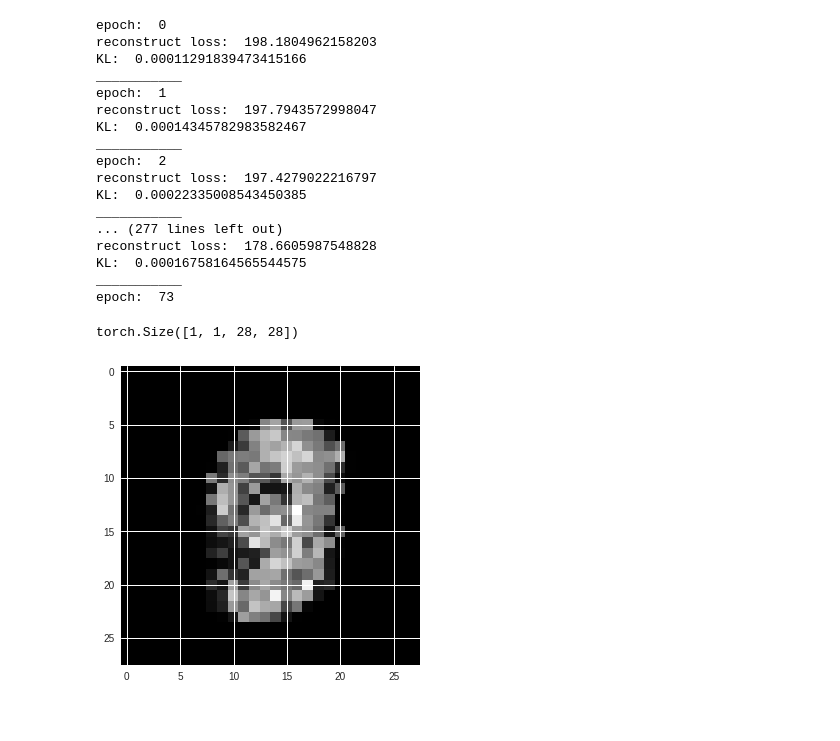
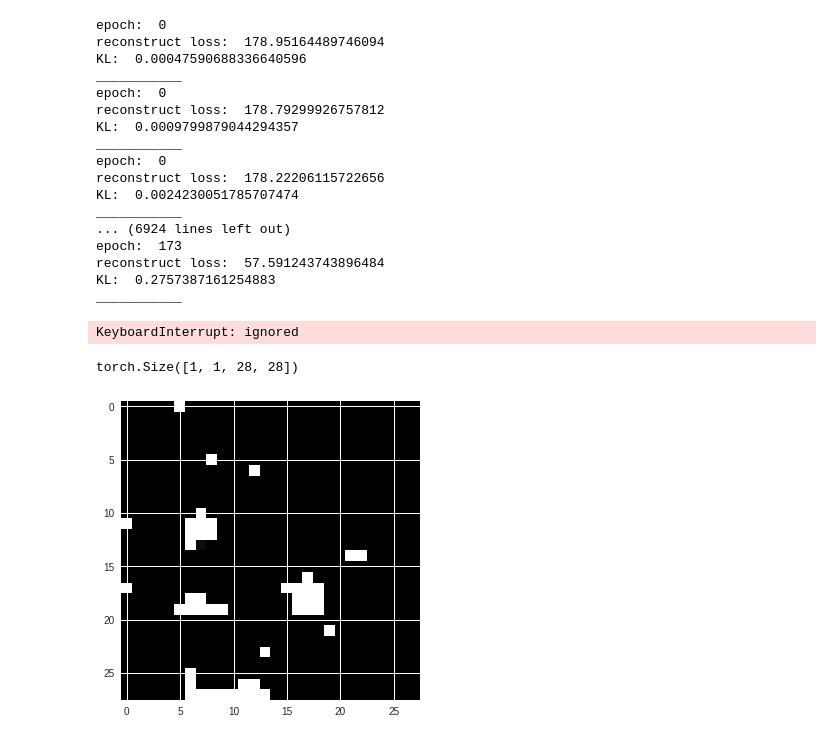
Before and after one commit to Maaarcocr/CW1DL, a Jupyter notebook: vae/Untitled.ipynb, the cells around one changed output. Saved outputs shown, nothing was run; the diff lists cells and outputs as text; code cells hidden in the pictures.

```diff
--- a/vae/Untitled.ipynb
+++ b/vae/Untitled.ipynb
@@ -46,18 +44,18 @@ class VAE(nn.Module):
 
     self.relu = nn.ReLU()
     self.sigmoid = nn.Sigmoid()
+    self.dropout = nn.Dropout2d()
 
     #encoder
-    self.e_cnn1 = nn.Conv2d(1,1,(3,3))
-    self.e_cnn2 = nn.Conv2d(1,1,(3,3))
-    self.e_cnn3 = nn.Conv2d(1,1,(3,3))
-    self.e_dense_mean = nn.Linear(484, 30)
+    self.e_cnn1 = nn.Conv2d(1,3,(3,3))
+    self.e_cnn2 = nn.Conv2d(3,3,(3,3))
+    self.e_cnn3 = nn.Conv2d(3,5,(3,3))
+    self.e_dense_mean = nn.Linear(2420, 30)
 
     #decoder
-    self.d_dense = nn.Linear(30,484)
-    self.d_decnn1 = nn.ConvTranspose2d(1,1,(3,3))
-    self.d_decnn2 = nn.ConvTranspose2d(1,1,(3,3))
-    self.d_decnn3 = nn.ConvTranspose2d(1,1,(3,3))
+    self.d_dense = nn.Linear(30,2880)
+    self.d_decnn1 = nn.ConvTranspose2d(5,3,(3,3))
+    self.d_decnn2 = nn.ConvTranspose2d(3,1,(3,3))
 
 
   def forward(self, input, generating=False):
@@ -67,54 +65,56 @@ class VAE(nn.Module):
       res = self.relu(self.e_cnn1(input))
       res = self.relu(self.e_cnn2(res))
       res = self.relu(self.e_cnn3(res))
-      res = res.reshape(input.shape[0], 484)
+      res = res.reshape(input.shape[0], 2420)
       mean = self.relu(self.e_dense_mean(res))
       samples = torch.randn_like(mean)
       input = mean + samples
 
     # decoding
     res = self.relu(self.d_dense(input))
-    res = res.reshape(input.shape[0], 1 , 22, 22)
+    res = res.reshape(input.shape[0], 5 , 24, 24)
     res = self.relu(self.d_decnn1(res))
-    res = self.relu(self.d_decnn2(res))
-    res = self.sigmoid(self.d_decnn3(res))
+    res = self.sigmoid(self.d_decnn2(res))
     return (res,mean)
 # %%
 net = VAE().cuda()
 # %%
-epochs = 100
+epochs = 200
 
 optimizer = optim.Adam(net.parameters())
 
 for i in range(epochs):
-  generated, mean = net(features)
-  loss_reconstruct = (((features - generated) ** 2)).sum() / 60000
-  loss_KL = mean.pow(2).sum() * 0.005 /60000
-  loss = (loss_reconstruct + loss_KL)
-  loss.backward()
-  optimizer.step()
-  print("epoch: ", i)
-  print("reconstruct loss: ", loss_reconstruct.item())
-  print("KL: ", loss_KL.item())
-  print("___________")
+  for j in range(10):
+    data = features[j,:,:,:,:]
+    generated, mean = net(data)
+    loss_reconstruct = (((data - generated) ** 2)).sum() / 6000
+    loss_KL = mean.pow(2).sum() * 0.01 / 6000
+    loss = (loss_reconstruct + loss_KL)
+    loss.backward()
+    optimizer.step()
+    print("epoch: ", i)
+    print("reconstruct loss: ", loss_reconstruct.item())
+    print("KL: ", loss_KL.item())
+    print("___________")
 # %% [output]
 epoch:  0
-reconstruct loss:  198.1804962158203
-KL:  0.00011291839473415166
+reconstruct loss:  178.95164489746094
+KL:  0.00047590688336640596
 ___________
-epoch:  1
-reconstruct loss:  197.7943572998047
-KL:  0.00014345782983582467
+epoch:  0
+reconstruct loss:  178.79299926757812
+KL:  0.0009799879044294357
 ___________
-epoch:  2
-reconstruct loss:  197.4279022216797
-KL:  0.00022335008543450385
+epoch:  0
+reconstruct loss:  178.22206115722656
+KL:  0.0024230051785707474
 ___________
-... (277 lines left out)
-reconstruct loss:  178.6605987548828
-KL:  0.00016758164565544575
+... (6924 lines left out)
+epoch:  173
+reconstruct loss:  57.591243743896484
+KL:  0.2757387161254883
 ___________
-epoch:  73
+KeyboardInterrupt: ignored
 # %%
 # %% [output]
 torch.Size([1, 1, 28, 28])
@@ -123,7 +123,7 @@ from matplotlib import pyplot as plt
 def plot_image(image):
     plt.imshow(image.detach().cpu().numpy().reshape((28,28)) * 255, cmap="gray")
 # %%
-sample = net(torch.randn(100).cuda(), generating=True)[0]
+sample = net(torch.randn(1, 30).cuda(), generating=True)[0]
 plot_image(sample)
 # %% [output]
-[figure, old version]
+[figure, new version]
```
Also changed, not shown: parts of 2 cells of this notebook.
